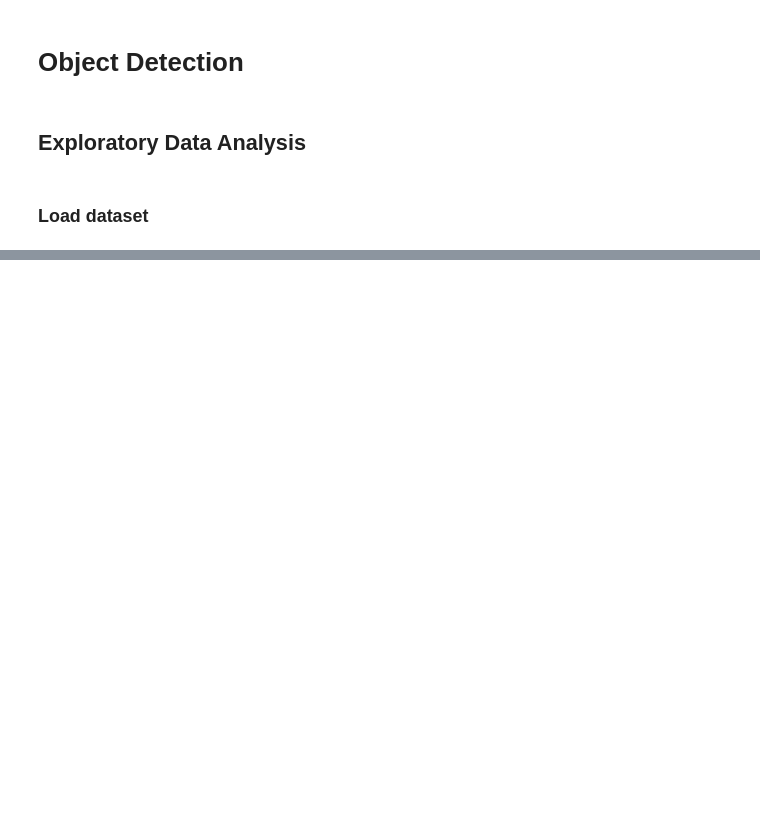
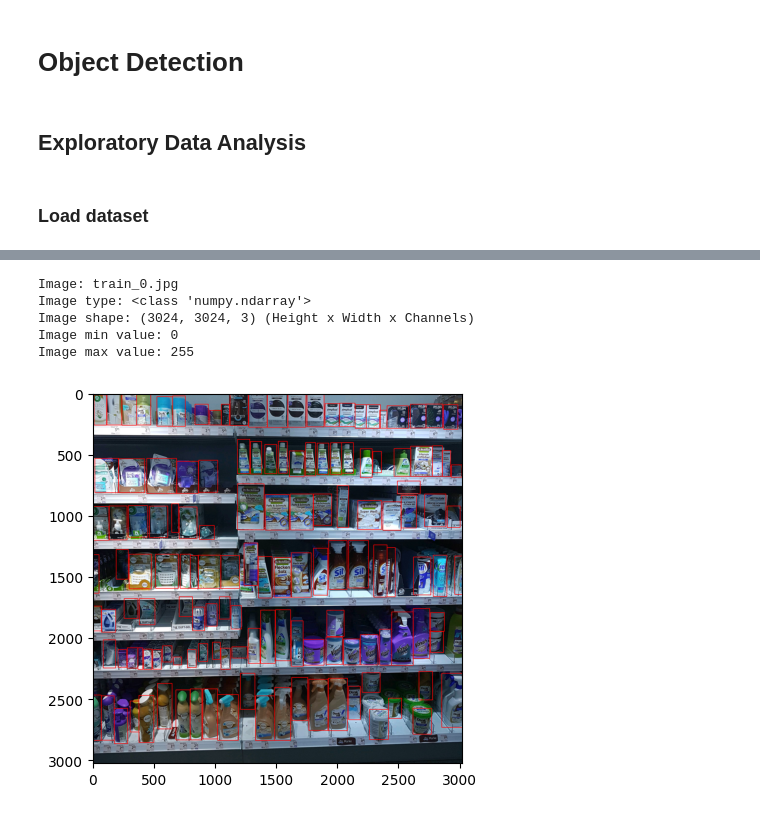
Before and after one commit to JotaCe7/In-store_Inventory_Management_Object_Detection, a Jupyter notebook: notebooks/EDA.ipynb, the cells around one changed output, grey strips where cells are left out. Saved outputs shown, nothing was run; the diff lists cells and outputs as text; code cells hidden in the pictures; blank space fills up the shorter version.

Commit message:
display annotated images

```diff
--- a/notebooks/EDA.ipynb
+++ b/notebooks/EDA.ipynb
@@ -7,5 +8,8 @@ import os
 import pandas as pd
 import cv2
 import matplotlib.pyplot as plt
+# %%
+IMAGES_PATH = '/home/app/src/data/SKU-110K_fixed/images/'
+COLUMNS = ['name','xi','yi','xf','yf','label','w','h']
 # %% [markdown]
 ### Load dataset
@@ -29,2 +16,12 @@ train_annotations
-# %%
-img = cv2.imread0.('../data/SKU-110K_fixed/annotations/annotations_train.csv')
+# %%
+annotations_train = pd.read_csv('../data/SKU-110K_fixed/annotations/annotations_train.csv', header=None)
+annotations_train.columns = COLUMNS
+images_list_train = annotations_train['name'].unique().tolist()
+
+annotations_test  = pd.read_csv('../data/SKU-110K_fixed/annotations/annotations_test.csv', header=None)
+annotations_test.columns  = COLUMNS
+images_list_test  = annotations_test['name'].unique().tolist()
+
+annotations_val   = pd.read_csv('../data/SKU-110K_fixed/annotations/annotations_val.csv', header=None)
+annotations_val.columns   = COLUMNS
+images_list_val   = annotations_val['name'].unique().tolist()
@@ -30,0 +44,23 @@ img = cv2.imread0.('../data/SKU-110K_fixed/annotations/annotations_train.csv')
+# %%
+def display_annotated_image(image_name=images_list_train[0], anotation_df=annotations_train, images_path=IMAGES_PATH):
+  img_path = os.path.join(images_path, image_name)
+  img = cv2.imread(img_path)
+  print(f'Image: {image_name}')
+  print(f'Image type: {type(img)}')
+  print(f'Image shape: {img.shape} (Height x Width x Channels)')
+  print(f'Image min value: {img.min()}')
+  print(f'Image max value: {img.max()}')
+  for bbox in anotation_df[anotation_df['name']==image_name][['xi', 'yi', 'xf', 'yf']].to_numpy().tolist():
+    cv2.rectangle(img, (bbox[0], bbox[1]), (bbox[2], bbox[3]),
+              (255, 0, 0), 3)
+  plt.imshow(img)
+  plt.show()
+  return None
+display_annotated_image()
+# %% [output]
+Image: train_0.jpg
+Image type: <class 'numpy.ndarray'>
+Image shape: (3024, 3024, 3) (Height x Width x Channels)
+Image min value: 0
+Image max value: 255
+[figure, added]
```
Also changed, not shown: parts of 4 cells of this notebook.
